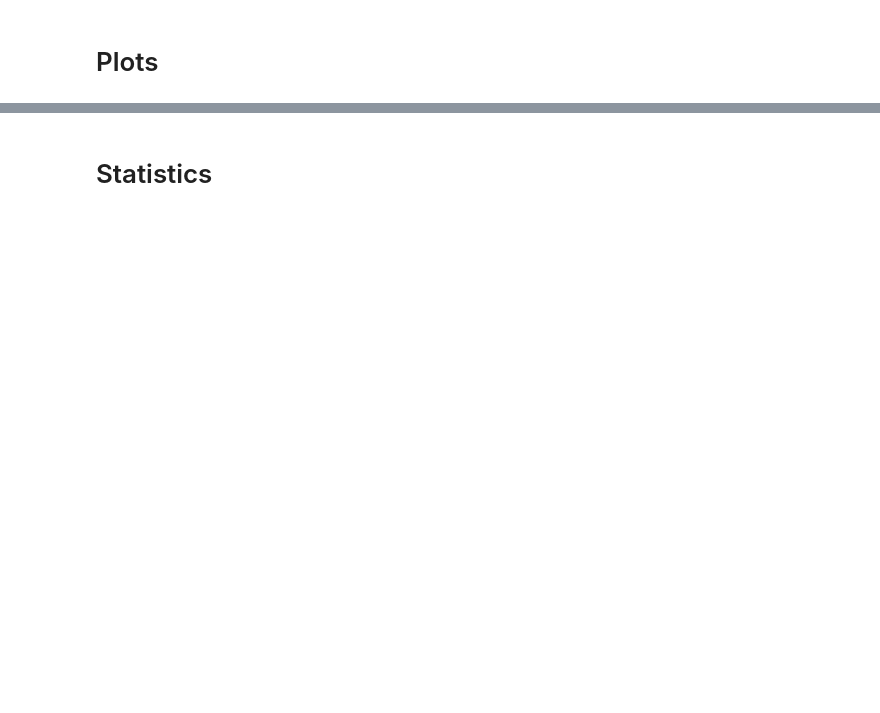
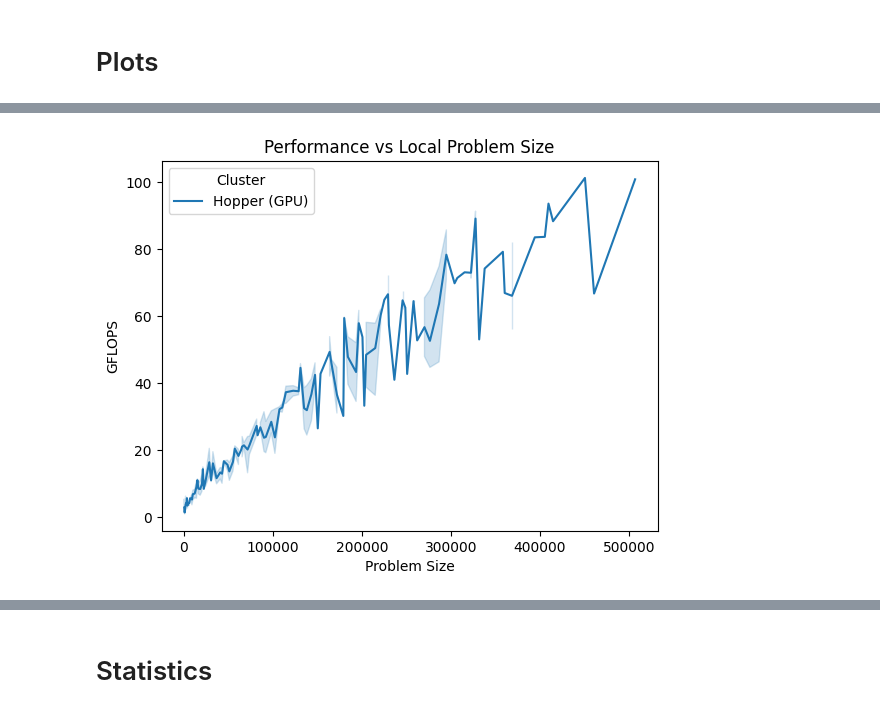
Before and after one commit to mikethebos/HPCG, a Jupyter notebook: Analysis.ipynb, the cells around one changed output, grey strips where cells are left out. Drawn from its saved outputs; the diff is of its cells as text; code cells hidden in the pictures; blank space fills up the shorter version.

```diff
--- a/Analysis.ipynb
+++ b/Analysis.ipynb
@@ -61,0 +87,7 @@ plt.savefig('figures/flops_problem_size.svg')
+# %%
+sns.lineplot(data[data['Cluster'] == 'Hopper (GPU)'], x="Problem Size", y="GFLOPS", hue='Cluster')
+#label_peaks(data[data['Cluster'] == 'Hopper'], "Problem Size", "GFLOPS", True)
+plt.title('Performance vs Local Problem Size')
+plt.savefig('figures/flops_local_problem_size_gpu.svg')
+# %% [output]
+[figure, added]
```
Also changed, not shown: parts of 21 cells of this notebook.
